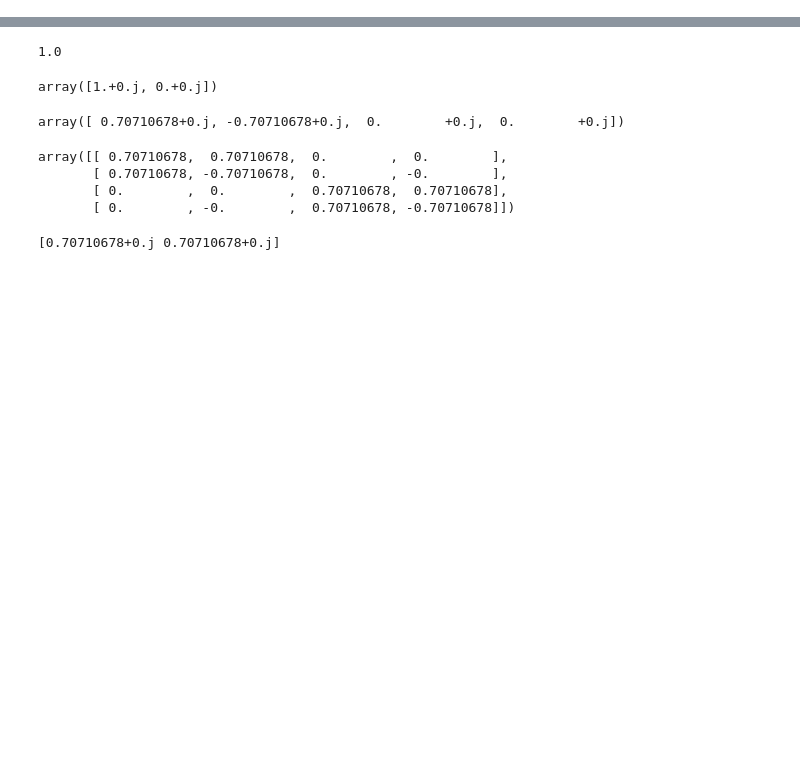
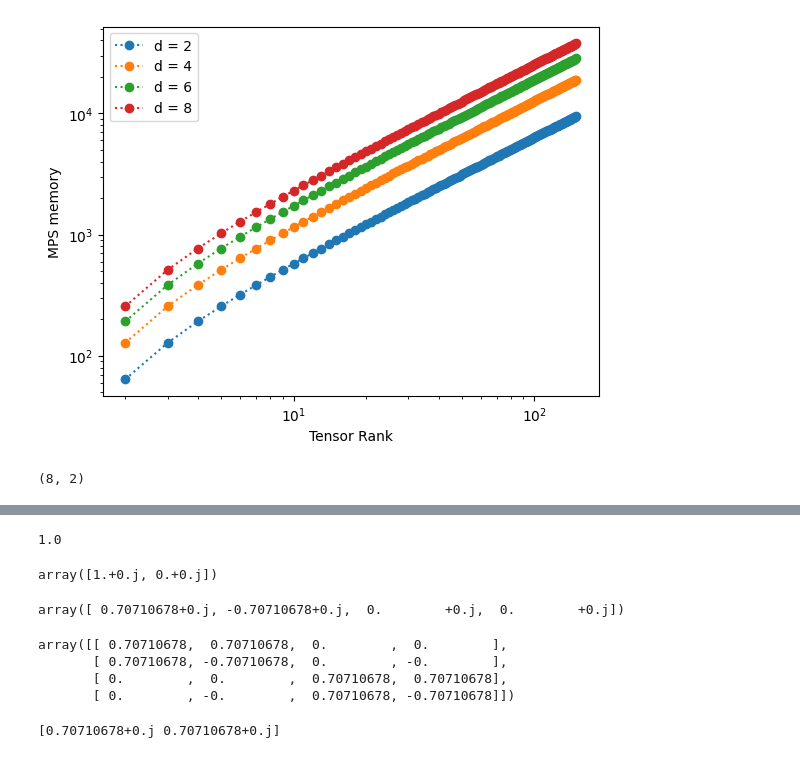
Before and after one commit to FlemmingM/quantum_cuda, a Jupyter notebook: src/tn.ipynb, the cells around one changed output, grey strips where cells are left out. Saved outputs shown, nothing was run; the diff lists cells and outputs as text; code cells hidden in the pictures; blank space fills up the shorter version.

```diff
--- a/src/tn.ipynb
+++ b/src/tn.ipynb
@@ -3,0 +168,3 @@ import numpy as np
+# %%
+for i in o_state:
+    print(i == 1)
@@ -3,0 +501,30 @@ import numpy as np
+# %%
+dimensions = range(2,9,2)
+MPS_ranks = range(2,150)
+MPS_memory = []
+
+for dim in dimensions:
+    bond_dim = 2
+    MPS_memory = []
+    for i in range(len(MPS_ranks)):
+        rank = MPS_ranks[i]
+
+        # Creating the MPS state:
+        ##################################################################
+        mps_nodes, mps_edges = create_MPS(rank, dim, bond_dim)
+        MPS_memory.append(np.sum([x.tensor.nbytes for x in mps_nodes]))
+
+    # Plot Results
+    plt.loglog(MPS_ranks, MPS_memory, 'o',ls=':', label = f'd = {dim}')
+
+plt.legend()
+plt.xlabel('Tensor Rank')
+plt.ylabel('MPS memory')
+
+plt.show()
+# %% [output]
+[figure, added]
+# %%
+mps_nodes[0].tensor.shape
+# %% [output]
+(8, 2)
```
Also changed, not shown: parts of 32 cells of this notebook, 4 other files.
